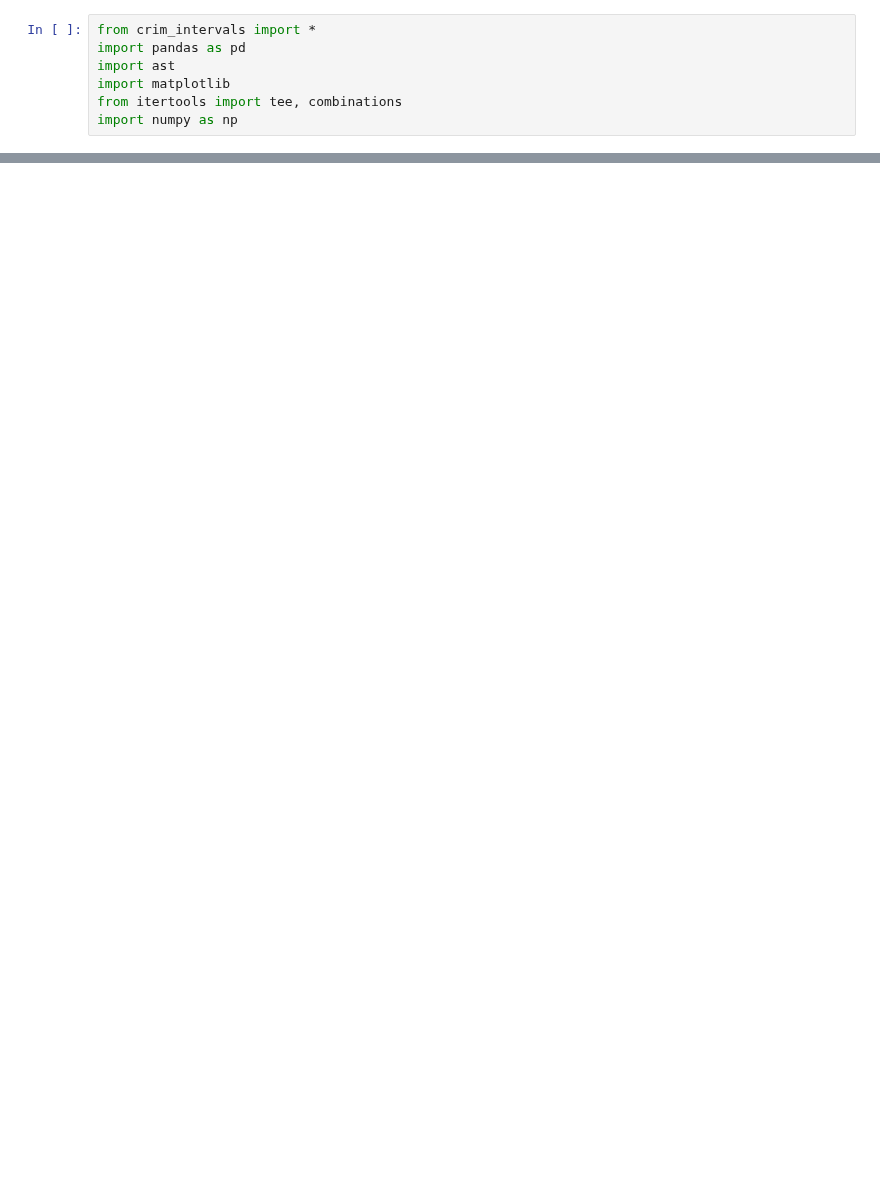
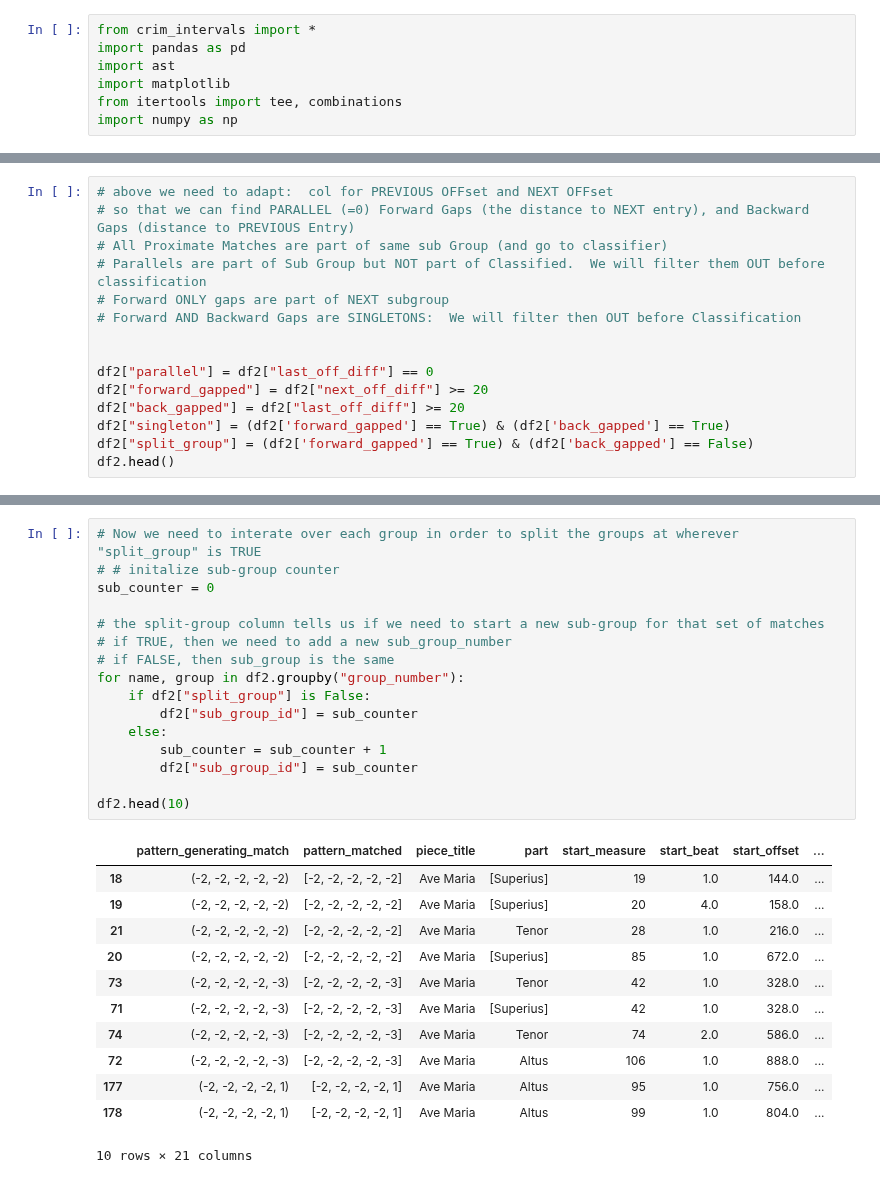
Before and after one commit to RichardFreedman/CRIM-notebooks, a Jupyter notebook: CRIM/CRIM_Group_Tests.ipynb, the cells around one changed output, grey strips where cells are left out. Cells and saved outputs as stored; diff of their text form; blank space fills up the shorter version.

```diff
--- a/CRIM/CRIM_Group_Tests.ipynb
+++ b/CRIM/CRIM_Group_Tests.ipynb
@@ -75,0 +109,15 @@ df = df.drop(columns=["ema", "ema_url", "end_measure", "end_beat"])
+# %%
+# above we need to adapt:  col for PREVIOUS OFFset and NEXT OFFset
+# so that we can find PARALLEL (=0) Forward Gaps (the distance to NEXT entry), and Backward Gaps (distance to PREVIOUS Entry)
+# All Proximate Matches are part of same sub Group (and go to classifier)
+# Parallels are part of Sub Group but NOT part of Classified.  We will filter them OUT before classification
+# Forward ONLY gaps are part of NEXT subgroup
+# Forward AND Backward Gaps are SINGLETONS:  We will filter then OUT before Classification
+
+
+df2["parallel"] = df2["last_off_diff"] == 0
+df2["forward_gapped"] = df2["next_off_diff"] >= 20
+df2["back_gapped"] = df2["last_off_diff"] >= 20
+df2["singleton"] = (df2['forward_gapped'] == True) & (df2['back_gapped'] == True)
+df2["split_group"] = (df2['forward_gapped'] == True) & (df2['back_gapped'] == False)
+df2.head()
@@ -76,3 +131,32 @@ df = df.drop(columns=["ema", "ema_url", "end_measure", "end_beat"])
+# %%
+# Now we need to interate over each group in order to split the groups at wherever "split_group" is TRUE
+# # initalize sub-group counter
+sub_counter = 0
+
+# the split-group column tells us if we need to start a new sub-group for that set of matches
+# if TRUE, then we need to add a new sub_group_number
+# if FALSE, then sub_group is the same
+for name, group in df2.groupby("group_number"):
+    if df2["split_group"] is False:
+        df2["sub_group_id"] = sub_counter
+    else:
+        sub_counter = sub_counter + 1
+        df2["sub_group_id"] = sub_counter
+
+df2.head(10)
+# %% [output]
+|  | pattern_generating_match | pattern_matched | piece_title | part | start_measure | start_beat | start_offset | ... |
+| 18 | (-2, -2, -2, -2, -2) | [-2, -2, -2, -2, -2] | Ave Maria | [Superius] | 19 | 1.0 | 144.0 | ... |
+| 19 | (-2, -2, -2, -2, -2) | [-2, -2, -2, -2, -2] | Ave Maria | [Superius] | 20 | 4.0 | 158.0 | ... |
+| 21 | (-2, -2, -2, -2, -2) | [-2, -2, -2, -2, -2] | Ave Maria | Tenor | 28 | 1.0 | 216.0 | ... |
+| 20 | (-2, -2, -2, -2, -2) | [-2, -2, -2, -2, -2] | Ave Maria | [Superius] | 85 | 1.0 | 672.0 | ... |
+| 73 | (-2, -2, -2, -2, -3) | [-2, -2, -2, -2, -3] | Ave Maria | Tenor | 42 | 1.0 | 328.0 | ... |
+| 71 | (-2, -2, -2, -2, -3) | [-2, -2, -2, -2, -3] | Ave Maria | [Superius] | 42 | 1.0 | 328.0 | ... |
+| 74 | (-2, -2, -2, -2, -3) | [-2, -2, -2, -2, -3] | Ave Maria | Tenor | 74 | 2.0 | 586.0 | ... |
+| 72 | (-2, -2, -2, -2, -3) | [-2, -2, -2, -2, -3] | Ave Maria | Altus | 106 | 1.0 | 888.0 | ... |
+| 177 | (-2, -2, -2, -2, 1) | [-2, -2, -2, -2, 1] | Ave Maria | Altus | 95 | 1.0 | 756.0 | ... |
+| 178 | (-2, -2, -2, -2, 1) | [-2, -2, -2, -2, 1] | Ave Maria | Altus | 99 | 1.0 | 804.0 | ... |
+10 rows × 21 columns
 # %%
 classified = df.applymap(lists_to_tuples_a).sort_values("start_offset").groupby("pattern_matched").apply(predict_type_a)
 classified["group_number"] = classified.groupby('pattern_generating_match').ngroup()
```
Also changed, not shown: parts of 21 cells of this notebook, 3 other files.
